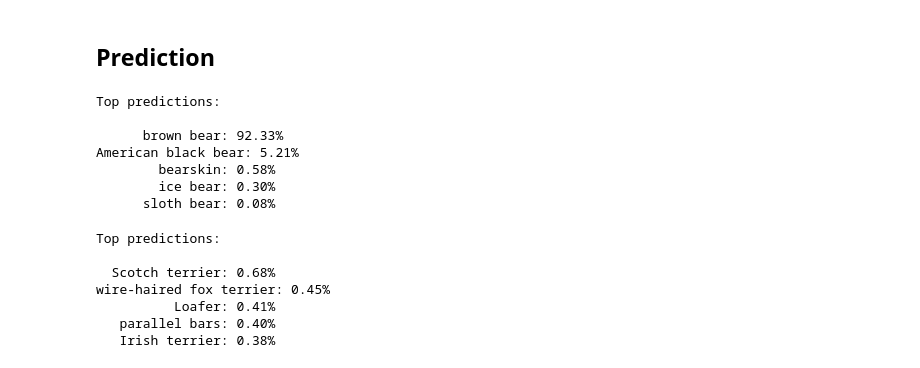
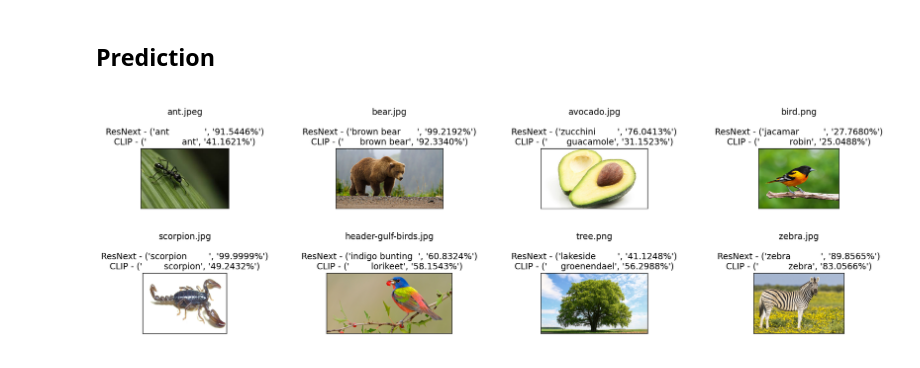
Before and after one commit to alpha2phi/jupyter-notebooks, a Jupyter notebook: nbs/03_clip_image_classification.ipynb, the cells around one changed output. Cells and saved outputs as stored; diff of their text form; code cells hidden in the pictures.

```diff
--- a/nbs/03_clip_image_classification.ipynb
+++ b/nbs/03_clip_image_classification.ipynb
@@ -79,20 +151,0 @@ def predict_clip(image_file_path):
-# %%
-predict_clip("test_data/images/bear.jpg")
-# %% [output]
-Top predictions:
-
-      brown bear: 92.33%
-American black bear: 5.21%
-        bearskin: 0.58%
-        ice bear: 0.30%
-      sloth bear: 0.08%
-# %%
-predict_clip("test_data/images/bird.png")
-# %% [output]
-Top predictions:
-
-  Scotch terrier: 0.68%
-wire-haired fox terrier: 0.45%
-          Loafer: 0.41%
-   parallel bars: 0.40%
-   Irish terrier: 0.38%
@@ -98,0 +156,17 @@ wire-haired fox terrier: 0.45%
+# %%
+plt.figure(figsize=(16, 5))
+images = glob.glob("test_data/images/*.*")
+column = 4
+row = len(images) / 4
+index = 1
+for f in images:
+  plt.subplot(row, column, index)
+  plt.imshow(Image.open(f).convert("RGB"))
+  plt.title(f"\n{f.split('/')[2]}\n\nResNext - {list(predict_resnext(f).items())[0]}\nCLIP - {list(predict_clip(f).items())[0]}")
+  plt.xticks([])
+  plt.yticks([])
+  index = index + 1
+
+plt.tight_layout()
+# %% [output]
+[figure, added]
```
Also changed, not shown: parts of 6 cells of this notebook.
